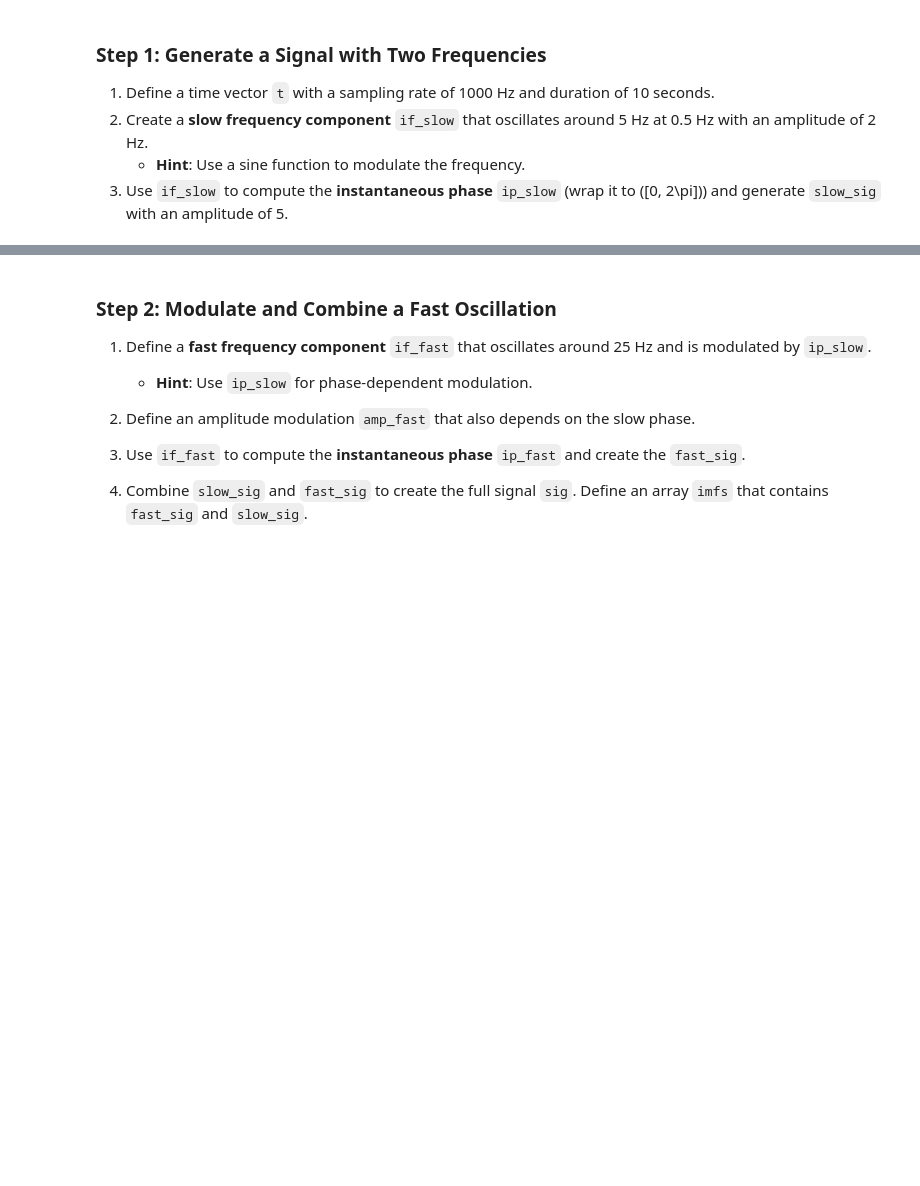
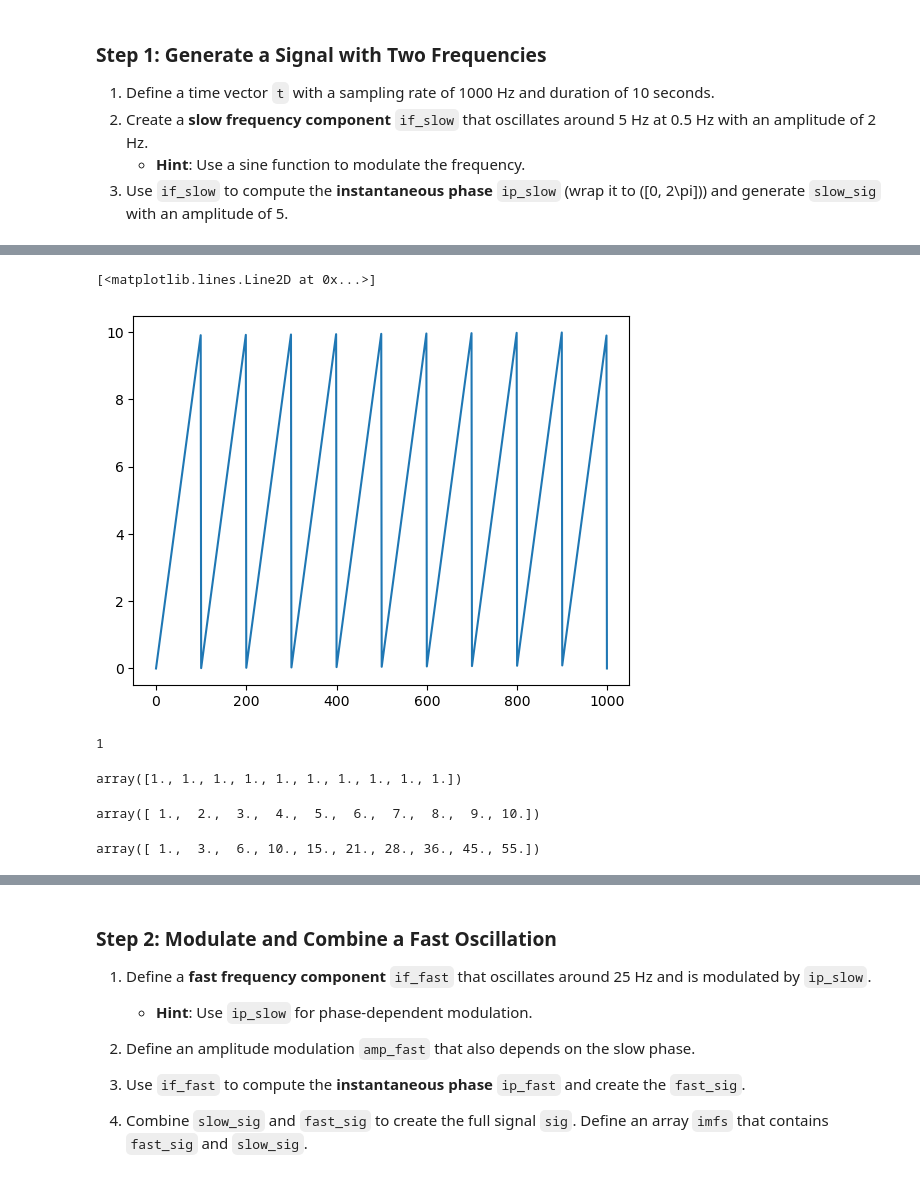
Before and after one commit to arashshahidi1997/NeuroPySeminar, a Jupyter notebook: W01_EMD/exercise/EMD_exercise.ipynb, the cells around one changed output, grey strips where cells are left out. Drawn from its saved outputs; the diff is of its cells as text; code cells hidden in the pictures; blank space fills up the shorter version.

```diff
--- a/W01_EMD/exercise/EMD_exercise.ipynb
+++ b/W01_EMD/exercise/EMD_exercise.ipynb
@@ -43,0 +51,12 @@ slow_sig = amp_slow * np.cos(ip_slow)  # Slow signal
+# %%
+x = np.linspace(0, 100, 1000)
+plt.plot(np.mod(x, 10))
+# %% [output]
+[<matplotlib.lines.Line2D at 0x...>]
+[figure, added]
+# %%
+np.mod(10, 3)
+
+10 = 3*3 + 1
+# %% [output]
+1
@@ -43,0 +67,13 @@ slow_sig = amp_slow * np.cos(ip_slow)  # Slow signal
+# %%
+x = np.ones(10)
+x
+# %% [output]
+array([1., 1., 1., 1., 1., 1., 1., 1., 1., 1.])
+# %%
+np.cumsum(x)
+# %% [output]
+array([ 1.,  2.,  3.,  4.,  5.,  6.,  7.,  8.,  9., 10.])
+# %%
+np.cumsum(np.cumsum(x))
+# %% [output]
+array([ 1.,  3.,  6., 10., 15., 21., 28., 36., 45., 55.])
```
Also changed, not shown: parts of 9 cells of this notebook, 3 other files.
